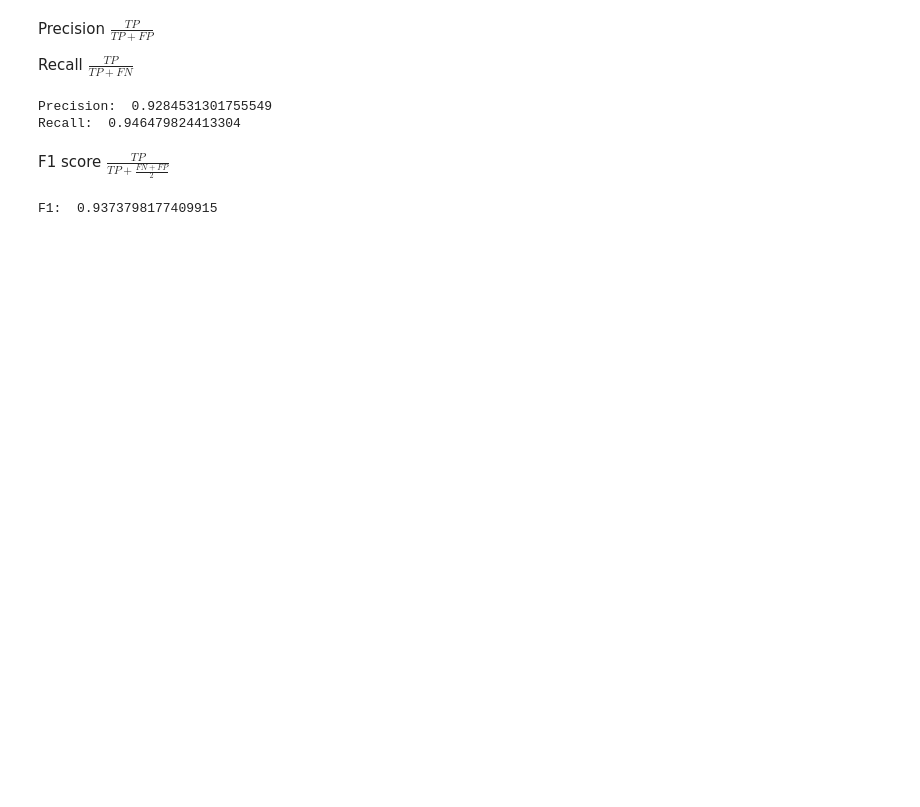
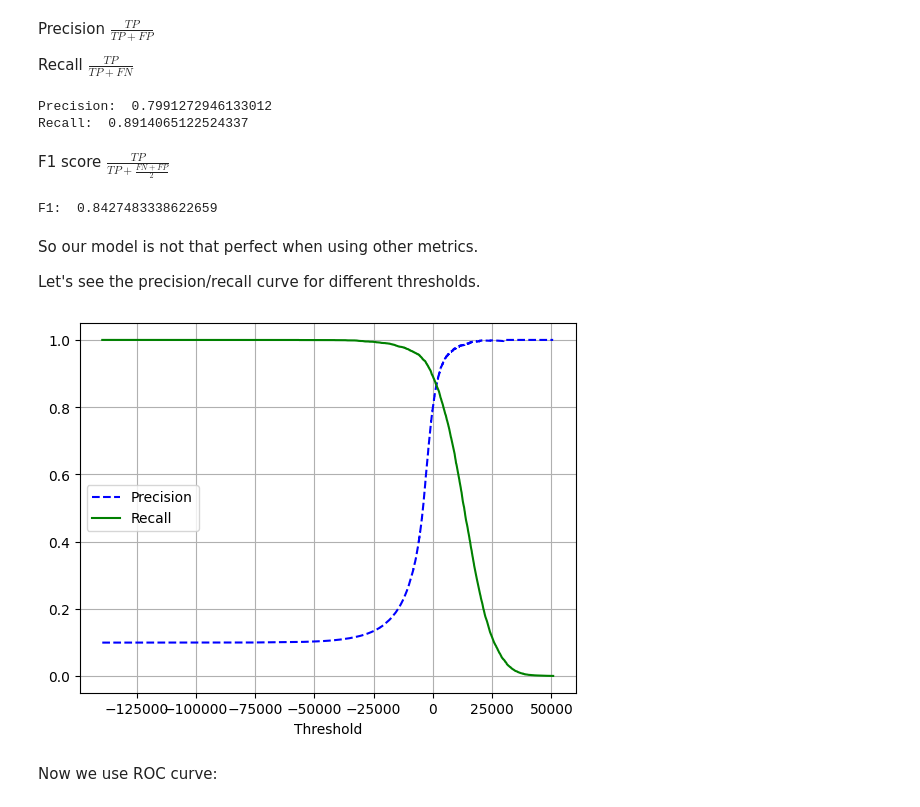
Before and after one commit to JuanDa14Sa/MNIST, a Jupyter notebook: MNISt.ipynb, the cells around one changed output. Saved outputs shown, nothing was run; the diff lists cells and outputs as text; code cells hidden in the pictures; blank space fills up the shorter version.

```diff
--- a/MNISt.ipynb
+++ b/MNISt.ipynb
@@ -123,16 +123,40 @@ Recall $\frac{TP}{TP+FN}$
 # %%
 from sklearn.metrics import precision_score, recall_score
 
-print('Precision: ', precision_score(y_train_0,y_train_pred))
-print('Recall: ', recall_score(y_train_0,y_train_pred))
+print('Precision: ', precision_score(y_train_2,y_train_pred))
+print('Recall: ', recall_score(y_train_2,y_train_pred))
 # %% [output]
-Precision:  0.9284531301755549
-Recall:  0.946479824413304
+Precision:  0.7991272946133012
+Recall:  0.8914065122524337
 # %% [markdown]
 F1 score $\frac{TP}{TP+\frac{FN+FP}{2}}$
 # %%
 from sklearn.metrics import f1_score
 
-print('F1: ', f1_score(y_train_0, y_train_pred))
+print('F1: ', f1_score(y_train_2, y_train_pred))
 # %% [output]
-F1:  0.9373798177409915
+F1:  0.8427483338622659
+# %% [markdown]
+So our model is not that perfect when using other metrics.
+
+Let's see the precision/recall curve for different thresholds.
+# %%
+from sklearn.metrics import precision_recall_curve
+
+y_scores = cross_val_predict(sgdc,X_train, y_train_2, cv=3, method='decision_function')
+precisions, recalls, thresholds = precision_recall_curve(y_train_2, y_scores)
+
+def plot_precision_recall_vs_threshold(precisions, recalls, thresholds):
+    plt.plot(thresholds, precisions[:-1], "b--", label="Precision")
+    plt.plot(thresholds, recalls[:-1], "g-", label="Recall")
+    plt.grid(True)
+    plt.legend()
+    plt.xlabel('Threshold')
+    plt.ylim((0,1))
+
+plot_precision_recall_vs_threshold(precisions, recalls, thresholds)
+plt.show()
+# %% [output]
+[figure, added]
+# %% [markdown]
+Now we use ROC curve:
```
Also changed, not shown: parts of 13 cells of this notebook.
